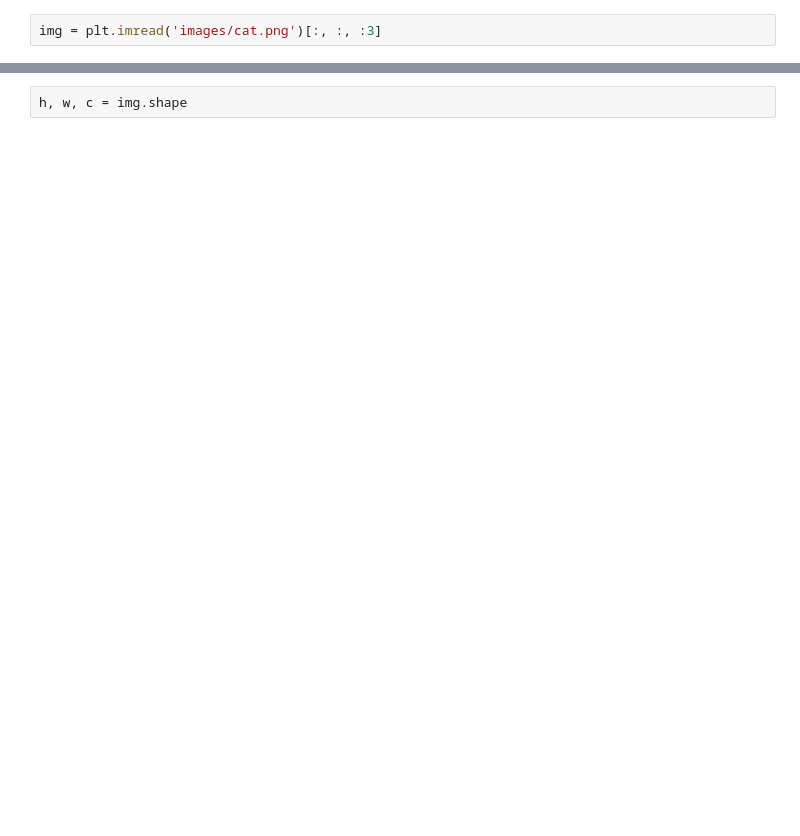
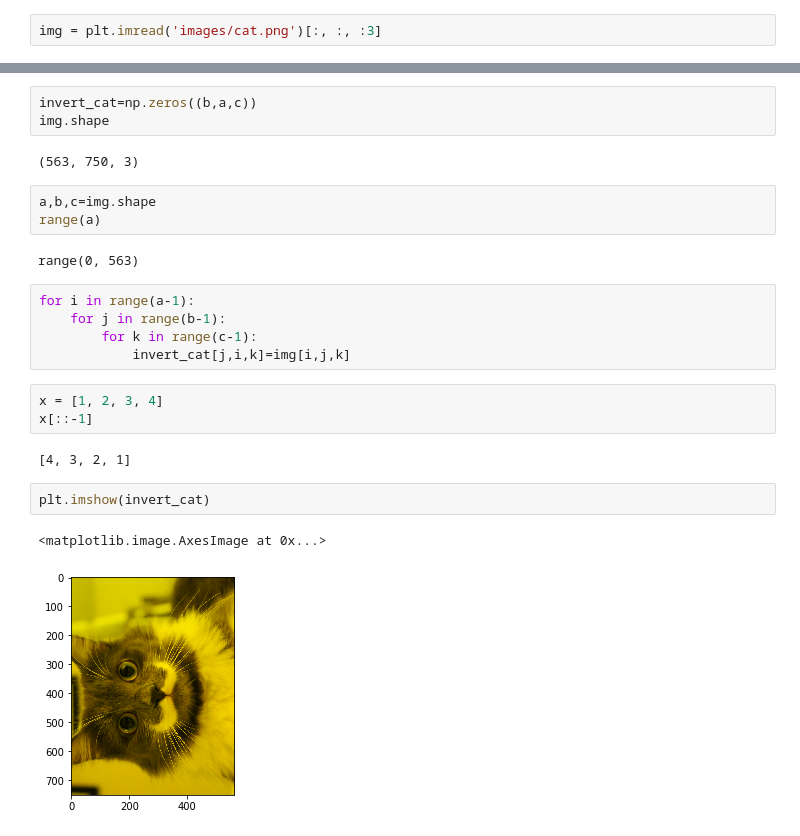
Before and after one commit to scespinoza/introduction-to-machine-learning, a Jupyter notebook: Introduction to Machine Learning - 3.ipynb, the cells around one changed output, grey strips where cells are left out. Saved outputs shown, nothing was run; the diff lists cells and outputs as text; blank space fills up the shorter version.

```diff
--- a/Introduction to Machine Learning - 3.ipynb
+++ b/Introduction to Machine Learning - 3.ipynb
@@ -475,4 +553,27 @@ img = plt.imread('images/cat.png')[:, :, :3]
+# %%
+invert_cat=np.zeros((b,a,c))
+img.shape
+# %% [output]
+(563, 750, 3)
 # %%
-h, w, c = img.shape
+a,b,c=img.shape
+range(a)
+# %% [output]
+range(0, 563)
+# %%
+for i in range(a-1):
+    for j in range(b-1):
+        for k in range(c-1):
+            invert_cat[j,i,k]=img[i,j,k]
+# %%
+x = [1, 2, 3, 4]
+x[::-1]
+# %% [output]
+[4, 3, 2, 1]
+# %%
+plt.imshow(invert_cat)
+# %% [output]
+<matplotlib.image.AxesImage at 0x...>
+[figure, added]
 # %%
 plt.imshow(img)
```
Also changed, not shown: parts of 38 cells of this notebook, 11 other files.
